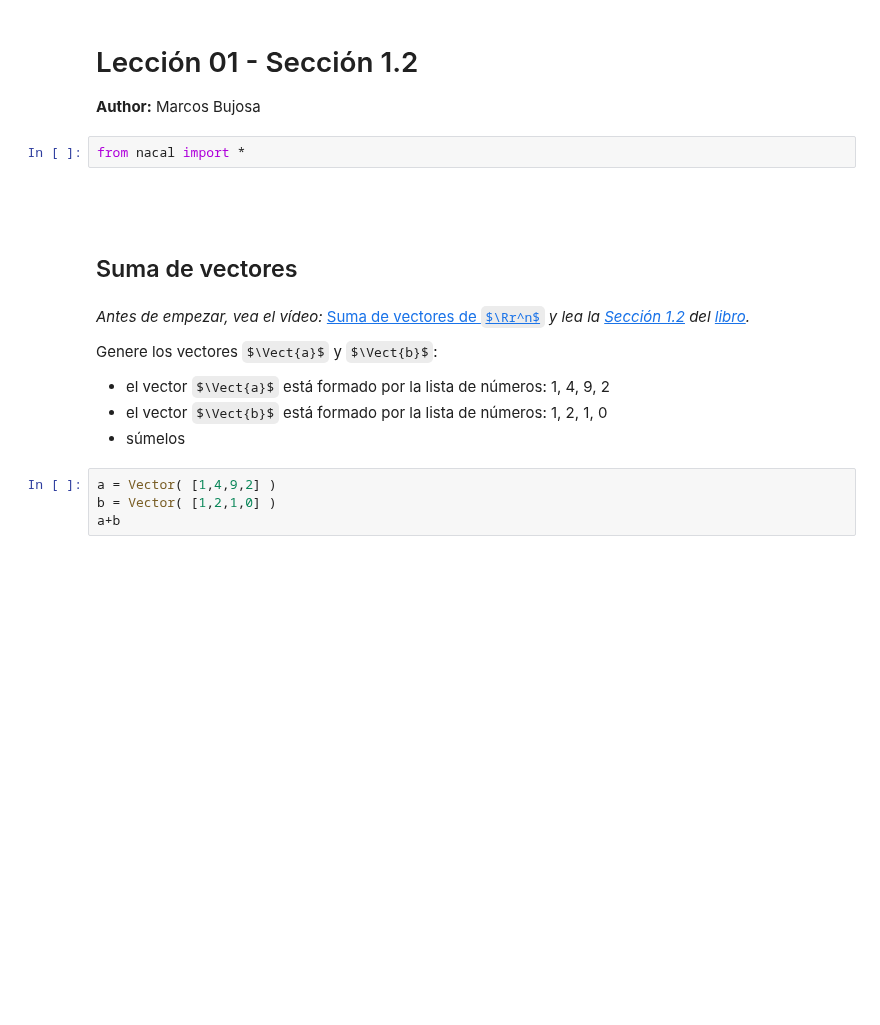
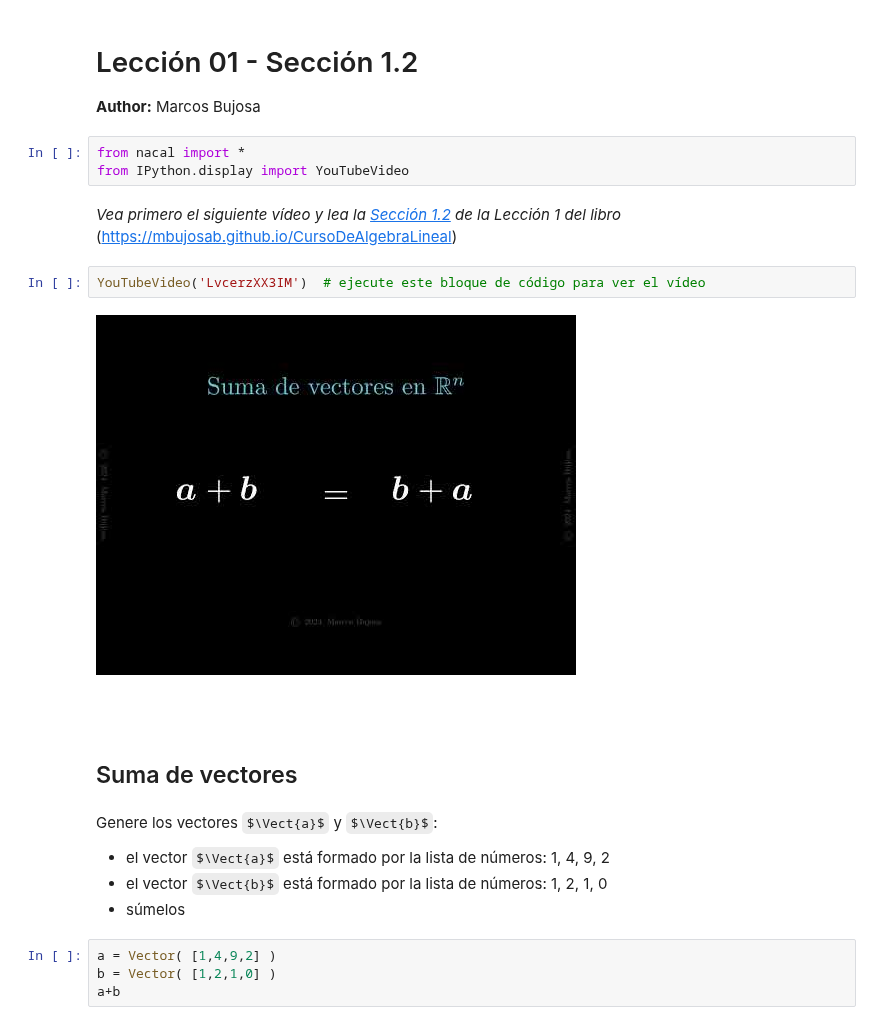
Before and after one commit to mbujosab/nacal-Jupyter-Notebooks, a Jupyter notebook: Lecc01-Secc1.2.ipynb, the cells around one changed output. Cells and saved outputs as stored; diff of their text form; some formulas as TeX source; blank space fills up the shorter version.

Commit message:
Inclusión de enlaces a YouTube

```diff
--- a/Lecc01-Secc1.2.ipynb
+++ b/Lecc01-Secc1.2.ipynb
@@ -5,10 +5,18 @@ Lección 01 - Sección 1.2
 **Author:** Marcos Bujosa
 # %%
 from nacal import *
+from IPython.display import YouTubeVideo
+# %% [markdown]
+*Vea primero el siguiente vídeo y lea la [Sección 1.2](https://mbujosab.github.io/CursoDeAlgebraLineal/libro.pdf#section.1.2) de la Lección 1 del libro*
+([https://mbujosab.github.io/CursoDeAlgebraLineal](https://mbujosab.github.io/CursoDeAlgebraLineal))
+# %%
+YouTubeVideo('LvcerzXX3IM')  # ejecute este bloque de código para ver el vídeo
+# %% [output]
+[figure, added]
 # %% [markdown]
 $
-\newcommand{\Rr}{{\mathbb{R}}}
-\newcommand{\Zz}{{\mathbb{Z}}}
+\newcommand{\R}[1][{}]{{\mathbb{R}}^{#1}}
+\newcommand{\Z}[1][{}]{{\mathbb{Z}}^{#1}}
 %%%%%%%%%%%%%%%%%%%%%%%%%%%%%%%%%%%%%%%%%%%%%%%%%%%%%%%%%%%%%%%%%%%%%%%%%%%%
 \newcommand{\getItem}{\pmb{\mid}}
 \newcommand{\getitemR}[1]{\getItem{#1}}
@@ -26,7 +34,7 @@ $
 \newcommand{\VectCP}[2][{}] {\elemRP {\Mat{#2}}{#1}}   % con subindices y paréntesis
 \newcommand{\VectCPE}[2][{}]{\elemRPE{\Mat{#2}}{#1}}   % con subindices y paréntesis exterior
 %%%%%%%%%%%%%%%%%%%%%%%%%%%%%%%%%%%%%%%%%%%%%%%%%%%%%%%%%%%%%%%%%%%%%%%%%%%%
-\newcommand{\mat}[1]{\boldsymbol{\mathsf{#1}}}
+\newcommand{\mat}[1]{\mathbf{#1}}
 \newcommand{\Mat} [2][{}]{{\mat{#2}}_{#1}}
 \newcommand{\T}{\intercal}
 \newcommand{\MatT}[2][{}]{{\mat{#2}}^{\T}_{#1}}
@@ -41,8 +49,6 @@ $
 # %% [markdown]
 ## Suma de vectores
 # %% [markdown]
-*Antes de empezar, vea el vídeo:* [Suma de vectores de $\Rr^n$](https://ucmdrive.ucm.es/s/9LTcbLSW3HknBMa) *y lea la [Sección 1.2](https://mbujosab.github.io/CursoDeAlgebraLineal/libro.pdf#section.1.2) del [libro](https://mbujosab.github.io/CursoDeAlgebraLineal).*
-
 Genere los vectores $\Vect{a}$ y $\Vect{b}$:
 
 -   el vector $\Vect{a}$ está formado por la lista de números: 1, 4, 9, 2
```
Also changed, not shown: parts of 2 cells of this notebook, 8 other files.
